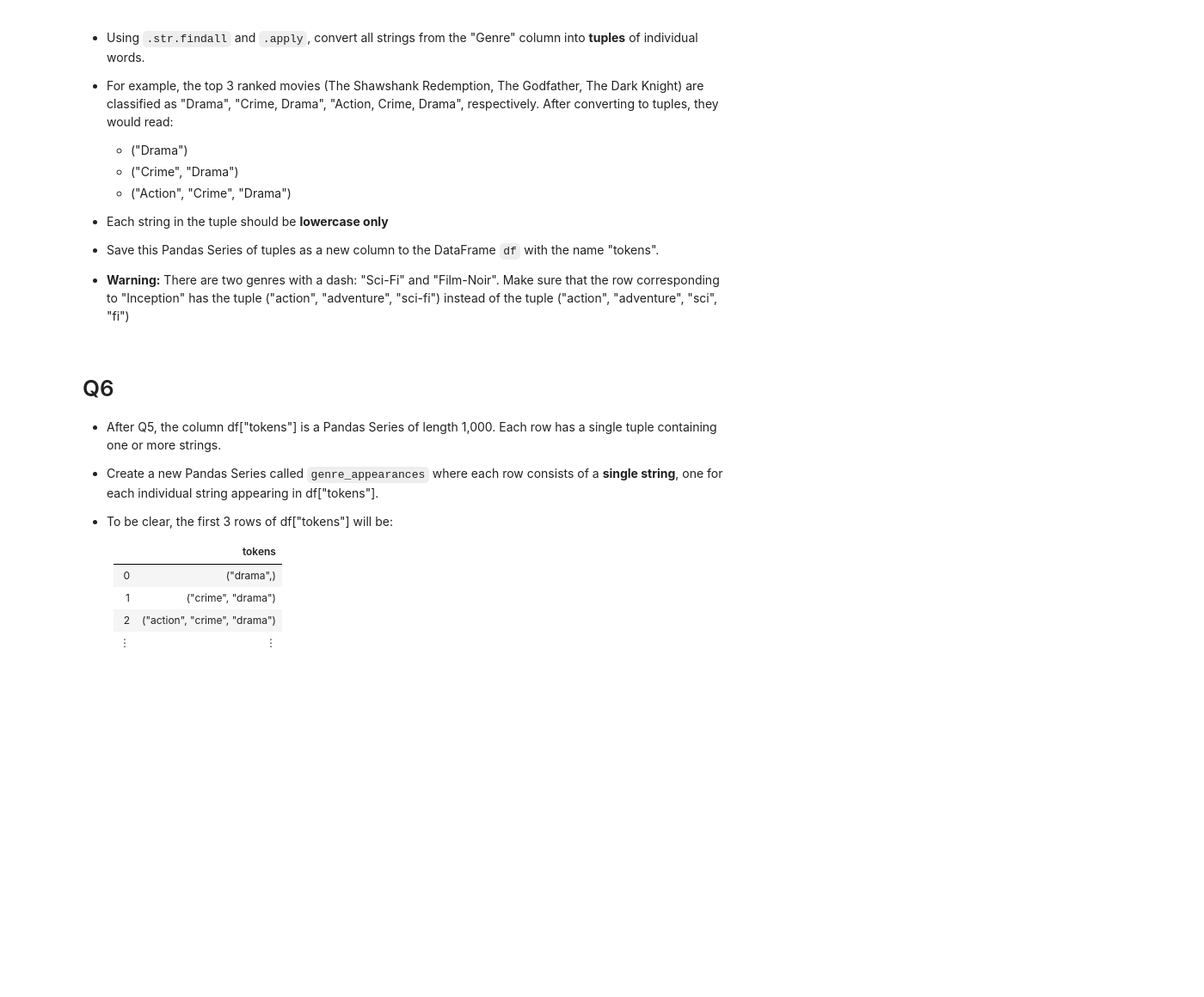
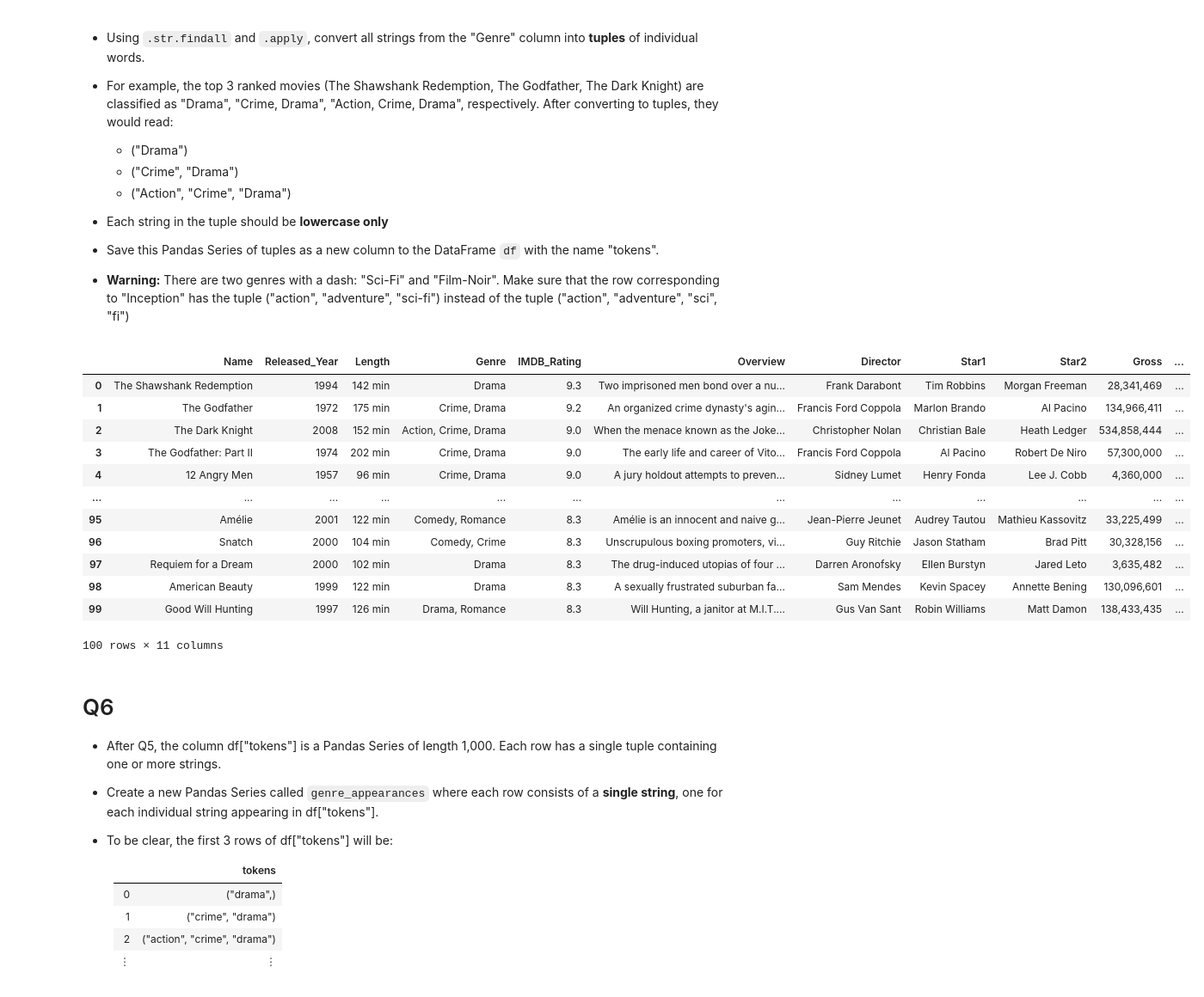
Before and after one commit to kristen-ngai/KN---qtm151fall2025, a Jupyter notebook: Lecture_24-trigrams/Lecture24.ipynb, the cells around one changed output. Shown: that part at 86% size. Cells and saved outputs as stored; diff of their text form; code cells hidden in the pictures; blank space fills up the shorter version.

```diff
--- a/Lecture_24-trigrams/Lecture24.ipynb
+++ b/Lecture_24-trigrams/Lecture24.ipynb
@@ -532,6 +644,28 @@ df = pd.read_csv("files_lec24/imdb_top_1000.csv")
 - **Warning:** There are two genres with a dash: "Sci-Fi" and "Film-Noir". Make sure that the row corresponding to "Inception" has the tuple ("action", "adventure", "sci-fi") instead of the tuple ("action", "adventure", "sci", "fi")
 # %%
 # your code here
+# 1. Convert Genre strings to lowercase
+# 2. Find all genre words, keeping dashes inside words (like "sci-fi" and "film-noir")
+# 3. Convert the resulting list into a tuple
+
+df["tokens"] = df["Genre"].str.lower().str.findall(r"[a-z]+(?:-[a-z]+)?").apply(tuple)
+
+# Optional: check the result for the first few rows
+display(df.head(100))
+# %% [output]
+|  | Name | Released_Year | Length | Genre | IMDB_Rating | Overview | Director | Star1 | Star2 | Gross | ... |
+| 0 | The Shawshank Redemption | 1994 | 142 min | Drama | 9.3 | Two imprisoned men bond over a nu... | Frank Darabont | Tim Robbins | Morgan Freeman | 28,341,469 | ... |
+| 1 | The Godfather | 1972 | 175 min | Crime, Drama | 9.2 | An organized crime dynasty's agin... | Francis Ford Coppola | Marlon Brando | Al Pacino | 134,966,411 | ... |
+| 2 | The Dark Knight | 2008 | 152 min | Action, Crime, Drama | 9.0 | When the menace known as the Joke... | Christopher Nolan | Christian Bale | Heath Ledger | 534,858,444 | ... |
+| 3 | The Godfather: Part II | 1974 | 202 min | Crime, Drama | 9.0 | The early life and career of Vito... | Francis Ford Coppola | Al Pacino | Robert De Niro | 57,300,000 | ... |
+| 4 | 12 Angry Men | 1957 | 96 min | Crime, Drama | 9.0 | A jury holdout attempts to preven... | Sidney Lumet | Henry Fonda | Lee J. Cobb | 4,360,000 | ... |
+| ... | ... | ... | ... | ... | ... | ... | ... | ... | ... | ... | ... |
+| 95 | Amélie | 2001 | 122 min | Comedy, Romance | 8.3 | Amélie is an innocent and naive g... | Jean-Pierre Jeunet | Audrey Tautou | Mathieu Kassovitz | 33,225,499 | ... |
+| 96 | Snatch | 2000 | 104 min | Comedy, Crime | 8.3 | Unscrupulous boxing promoters, vi... | Guy Ritchie | Jason Statham | Brad Pitt | 30,328,156 | ... |
+| 97 | Requiem for a Dream | 2000 | 102 min | Drama | 8.3 | The drug-induced utopias of four ... | Darren Aronofsky | Ellen Burstyn | Jared Leto | 3,635,482 | ... |
+| 98 | American Beauty | 1999 | 122 min | Drama | 8.3 | A sexually frustrated suburban fa... | Sam Mendes | Kevin Spacey | Annette Bening | 130,096,601 | ... |
+| 99 | Good Will Hunting | 1997 | 126 min | Drama, Romance | 8.3 | Will Hunting, a janitor at M.I.T.... | Gus Van Sant | Robin Williams | Matt Damon | 138,433,435 | ... |
+100 rows × 11 columns
 # %% [markdown]
 # Q6
 
```
Also changed, not shown: parts of 7 cells of this notebook, 1 other file.
